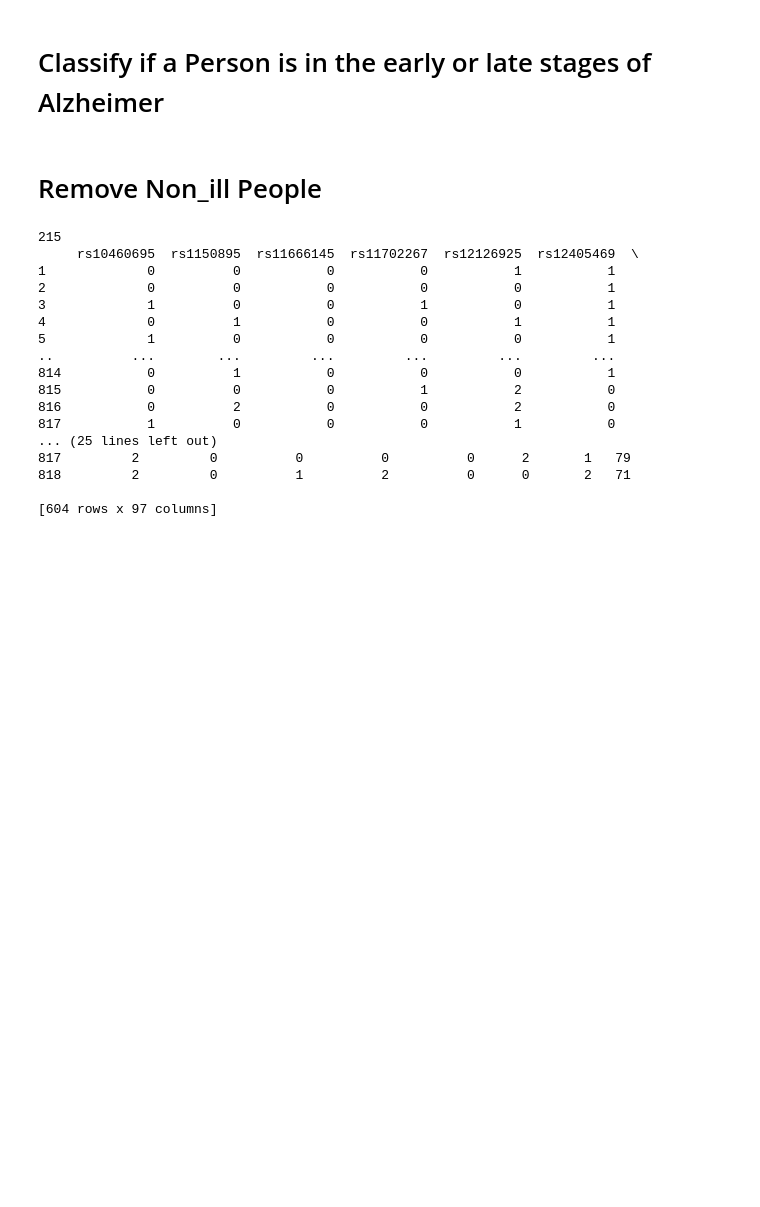
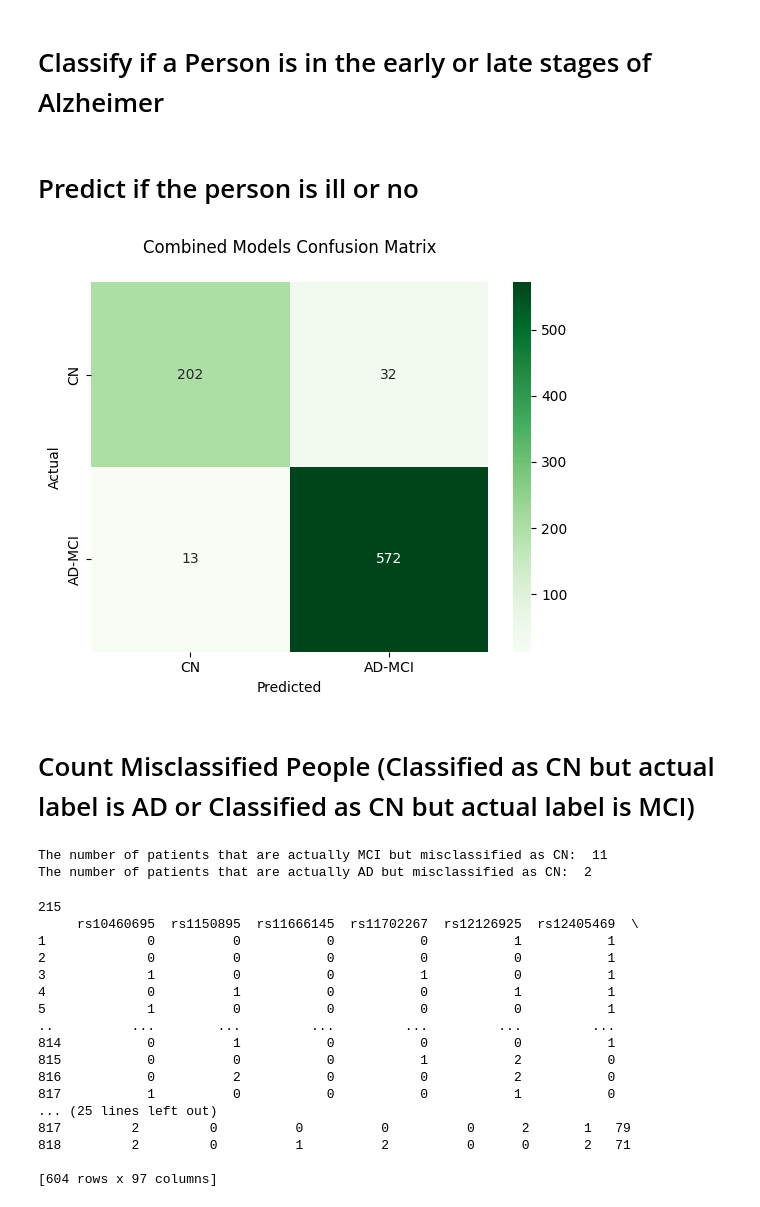
Before and after one commit to salma-ehab/Classification-Approach-of-AlZheimer-s-by-MRI-Imaging-Gene-Detection-Automatic-Speech-Recognition, a Jupyter notebook: Gene/Classification/adni-classification-voting-average-probabilities.ipynb, the cells around one changed output. Saved outputs shown, nothing was run; the diff lists cells and outputs as text; code cells hidden in the pictures; blank space fills up the shorter version.

Commit message:
Counted Misclassified labels obtained from first step

```diff
--- a/Gene/Classification/adni-classification-voting-average-probabilities.ipynb
+++ b/Gene/Classification/adni-classification-voting-average-probabilities.ipynb
@@ -549,8 +549,8 @@ confusion_matrix_print(np.array(y_test_1),predict_voting_1,label_name_1,"Combine
 #
 # %% [markdown]
 # Classify if a Person is in the early or late stages of Alzheimer
-# %% [markdown]
-# Remove Non_ill People
+# %% [markdown]
+# Predict if the person is ill or no
 # %%
 pred_features_svr=svr_1.predict(features_first_classification)
 diagnosis_pred_features_svr = get_diagnosis_label(pred_features_svr)
@@ -560,6 +560,29 @@ diagnosis_pred_features_rf=rf_1.predict(features_first_classification)
 diagnosis_features_rf_probability = rf_1.predict_proba(features_first_classification)
 # %%
 predict_voting_features = voting(diagnosis_features_svr_probability,diagnosis_features_rf_probability)
+# %%
+confusion_matrix_print(df['label'],predict_voting_features[0],label_name_1,"Combined Models")
+# %% [output]
+[figure, added]
+# %% [markdown]
+# Count Misclassified People (Classified as CN but actual label is AD or Classified as CN but actual label is MCI)
+# %%
+count_AD_misclassified = 0
+count_MCI_misclassified = 0
+
+
+for i in range(len(predict_voting_features[0])):
+    if predict_voting_features[0][i] == 0:
+        if prev_df.loc[i, 'label'] == 1:
+            count_MCI_misclassified = count_MCI_misclassified  + 1
+        elif  prev_df.loc[i, 'label'] == 2:
+            count_AD_misclassified = count_AD_misclassified  + 1
+
+print("The number of patients that are actually MCI but misclassified as CN: ", count_MCI_misclassified)
+print("The number of patients that are actually AD but misclassified as CN: ", count_AD_misclassified)
+# %% [output]
+The number of patients that are actually MCI but misclassified as CN:  11
+The number of patients that are actually AD but misclassified as CN:  2
 # %%
 def remove_predicted_label_0(features):
 
```
Also changed, not shown: parts of 1 cell of this notebook.
